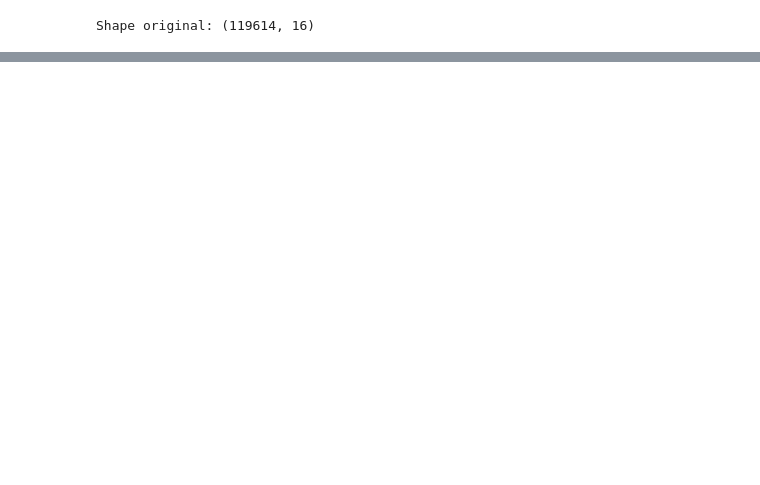
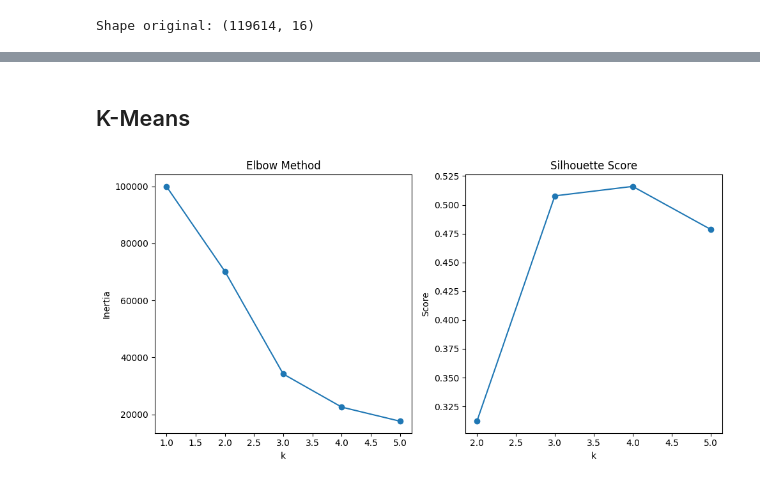
Before and after one commit to marceloavlopes/Diagrama-HR-e-Clustering, a Jupyter notebook: Diagrama-HR-Clustering.ipynb, the cells around one changed output, grey strips where cells are left out. Saved outputs shown, nothing was run; the diff lists cells and outputs as text; code cells hidden in the pictures; blank space fills up the shorter version.

```diff
--- a/Diagrama-HR-Clustering.ipynb
+++ b/Diagrama-HR-Clustering.ipynb
@@ -32,7 +45,7 @@ df = df.replace([np.inf, -np.inf], np.nan)
 df = df.dropna(subset=[col_color, col_mag, col_temp, col_lum])
 
 # Filtros físicos razoáveis
-df = df[df[col_color].between(-0.5, 3.5)]
+df = df[df[col_color].between(-0.5, 2.5)]
 df = df[df[col_mag].between(-15, 20)]
 df = df[df[col_temp].between(2000, 50000)]
 df = df[df[col_lum] > 0]
@@ -59,0 +118,40 @@ df = df.sample(50000, random_state=56)
+# %%
+def encontrar_k (dados, k_max): # k_max: maior k a ser incluído na visualização
+
+    k_elbow = [] # valores de k para cada valor de inércia correspondente
+    k_silhouettes = [] # valores de k para cada silhouette score correspondente
+    inertias = [] # valores encontrados para a inércia
+    silhouettes = [] # valores encontrados para os silhouette scores
+
+    # Gera silhouette scores e valores de inércia para k de 1 (inércia) ou 2 (silhouette) a k_max
+    for k in range (1, k_max + 1):
+        kmeans = KMeans(n_clusters=k, random_state=56) # inicialização da instância de KMeans
+        kmeans.fit(dados) # aplicação do processo ao conjunto de dados
+
+        k_elbow.append(k) # armazenamento do valor de k atual
+        inertias.append(kmeans.inertia_) # cálculo e armazenamento do valor de inércia para o k atual
+
+        if k != 1: # Silhouette Scores só são válidos para k > 1
+            score = silhouette_score(dados, kmeans.labels_) # cálculo do silhouette score
+            silhouettes.append(score) # armazenamento do silhouette score
+            k_silhouettes.append(k) # armazenamento do valor de k atual
+
+
+    fig, axs = plt.subplots(nrows=1, ncols=2, figsize=(10,5)) # criação da figura e dos dois subplots
+
+    # Gráfico do elbow method
+    axs[0].plot(k_elbow, inertias, marker="o", linestyle="-")
+    axs[0].set_title("Elbow Method")
+    axs[0].set_ylabel("Inertia")
+    axs[0].set_xlabel("k")
+
+    # Gráfico de silhouette score
+    axs[1].plot(k_silhouettes, silhouettes, marker="o", linestyle="-")
+    axs[1].set_title("Silhouette Score")
+    axs[1].set_ylabel("Score")
+    axs[1].set_xlabel("k")
+
+    plt.tight_layout() # reajuste dos subplots para melhor organização dos gráficos
+    plt.show() # exibição do gráfico
+
+    return
@@ -59,0 +300,6 @@ df = df.sample(50000, random_state=56)
+# %% [markdown]
+## K-Means
+# %%
+encontrar_k(variaveis_s, 5)
+# %% [output]
+[figure, added]
```
Also changed, not shown: parts of 65 cells of this notebook, 2 other files.
